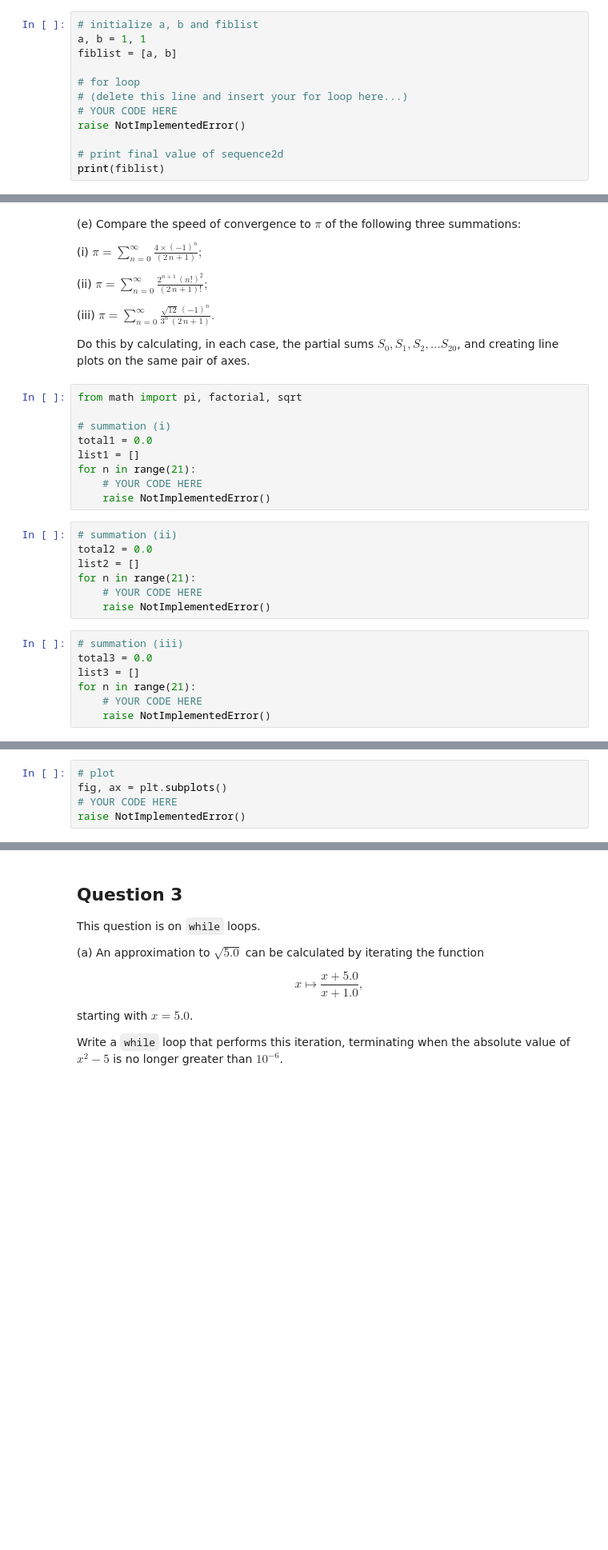
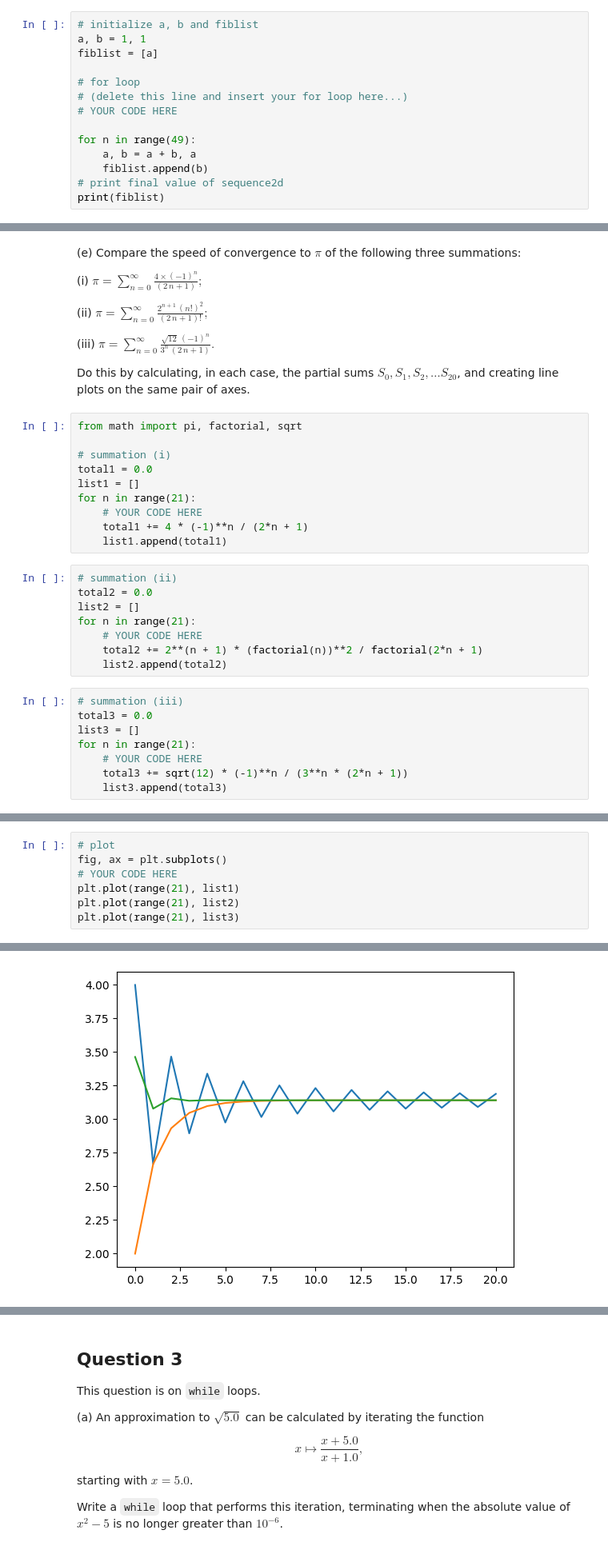
Before and after one commit to Imperial-MATH40006/term1-week7-FilipNowakowicz, a Jupyter notebook: term1week7.ipynb, the cells around one changed output, grey strips where cells are left out. Shown at 80% size. Cells and saved outputs as stored; diff of their text form; blank space fills up the shorter version.

```diff
--- a/term1week7.ipynb
+++ b/term1week7.ipynb
@@ -258,12 +340,14 @@ question2c(sequence2c)
 # %%
 # initialize a, b and fiblist
 a, b = 1, 1
-fiblist = [a, b]
+fiblist = [a]
 
 # for loop
 # (delete this line and insert your for loop here...)
 # YOUR CODE HERE
-raise NotImplementedError()
 
+for n in range(49):
+    a, b = a + b, a
+    fiblist.append(b)
 # print final value of sequence2d
 print(fiblist)
@@ -288,21 +377,24 @@ total1 = 0.0
 list1 = []
 for n in range(21):
     # YOUR CODE HERE
-    raise NotImplementedError()
+    total1 += 4 * (-1)**n / (2*n + 1)
+    list1.append(total1)
 # %%
 # summation (ii)
 total2 = 0.0
 list2 = []
 for n in range(21):
     # YOUR CODE HERE
-    raise NotImplementedError()
+    total2 += 2**(n + 1) * (factorial(n))**2 / factorial(2*n + 1)
+    list2.append(total2)
 # %%
 # summation (iii)
 total3 = 0.0
 list3 = []
 for n in range(21):
     # YOUR CODE HERE
-    raise NotImplementedError()
+    total3 += sqrt(12) * (-1)**n / (3**n * (2*n + 1))
+    list3.append(total3)
 # %%
 print(list1)
 print(list2)
@@ -320,4 +425,7 @@ question2e_iii(list3)
 # plot
 fig, ax = plt.subplots()
 # YOUR CODE HERE
-raise NotImplementedError()
+plt.plot(range(21), list1)
+plt.plot(range(21), list2)
+plt.plot(range(21), list3)
+# %% [output]
@@ -324,3 +433,4 @@ raise NotImplementedError()
+[figure, added]
 # %%
 # 1 Mark
 _globals = globals()
```
Also changed, not shown: parts of 55 cells of this notebook, 1 other file.
